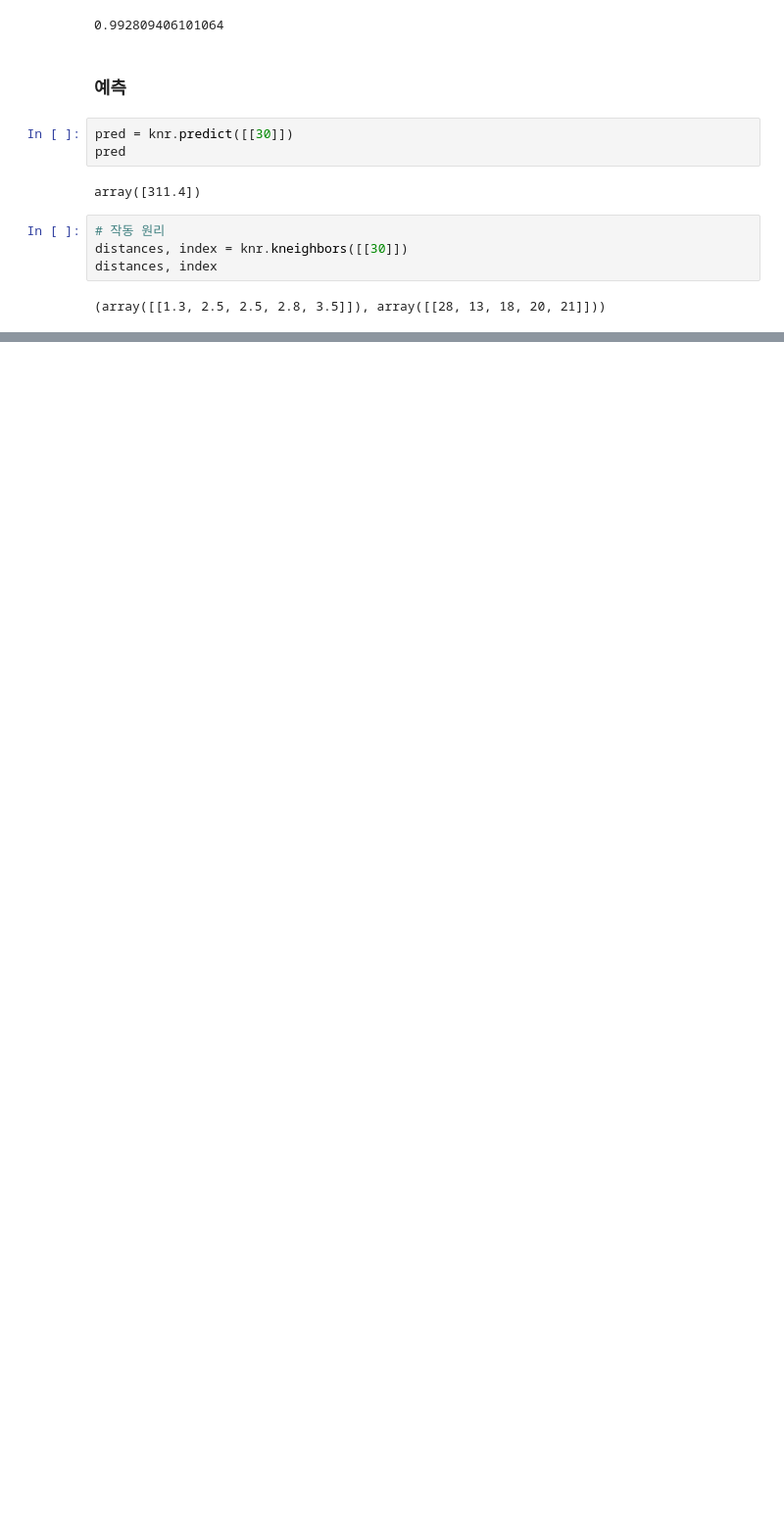
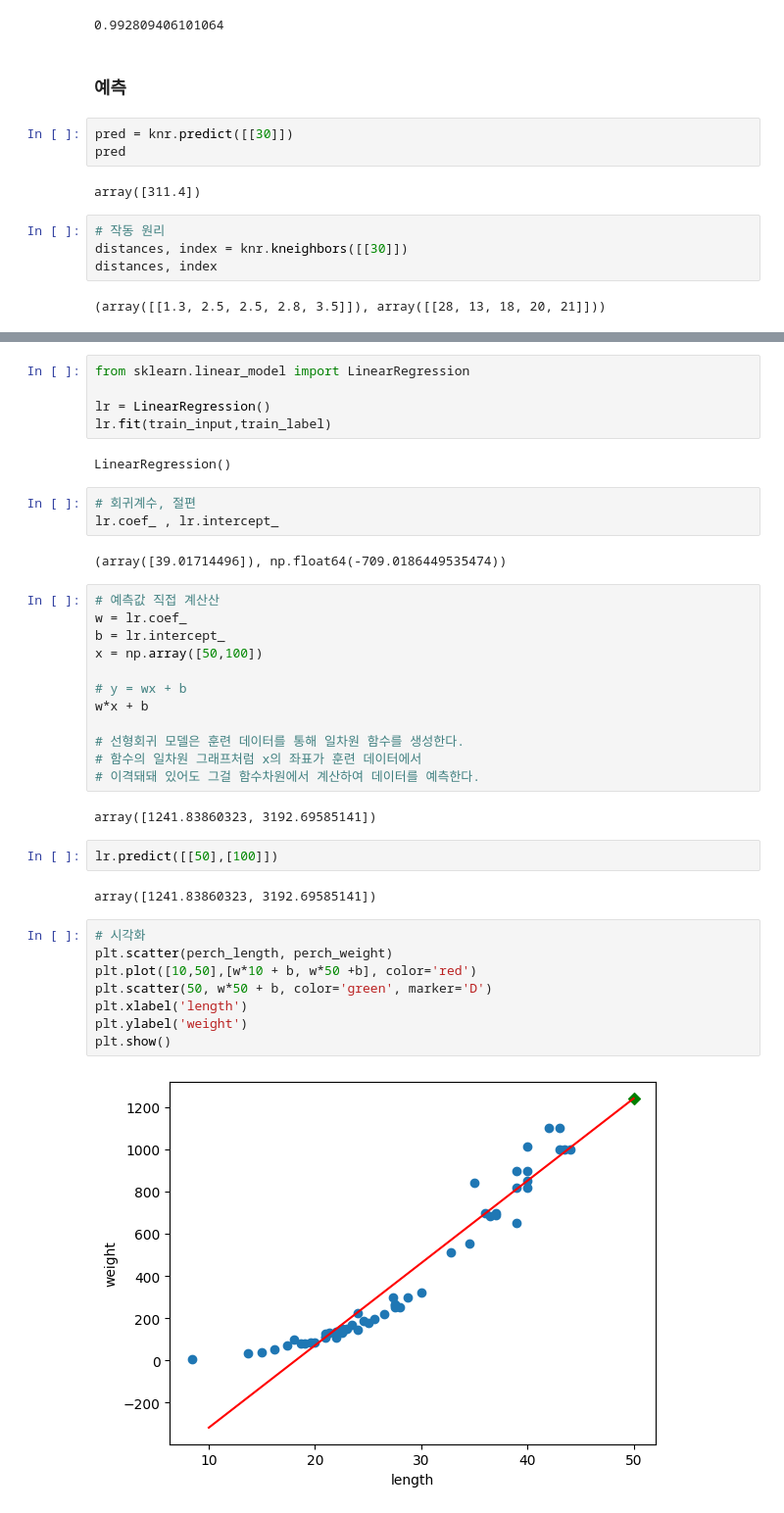
Before and after one commit to ohdyo/AI-learning, a Jupyter notebook: machine-learning/01_overview/02_ergression.ipynb, the cells around one changed output, grey strips where cells are left out. Shown: that part at 98% size. Cells and saved outputs as stored; diff of their text form; blank space fills up the shorter version.

```diff
--- a/machine-learning/01_overview/02_ergression.ipynb
+++ b/machine-learning/01_overview/02_ergression.ipynb
@@ -91,0 +108,40 @@ np.float64(311.4)
+# %%
+from sklearn.linear_model import LinearRegression
+
+lr = LinearRegression()
+lr.fit(train_input,train_label)
+# %% [output]
+LinearRegression()
+# %%
+# 회귀계수, 절편
+lr.coef_ , lr.intercept_
+# %% [output]
+(array([39.01714496]), np.float64(-709.0186449535474))
+# %%
+# 예측값 직접 계산산
+w = lr.coef_
+b = lr.intercept_
+x = np.array([50,100])
+
+# y = wx + b
+w*x + b
+
+# 선형회귀 모델은 훈련 데이터를 통해 일차원 함수를 생성한다.
+# 함수의 일차원 그래프처럼 x의 좌표가 훈련 데이터에서
+# 이격돼돼 있어도 그걸 함수차원에서 계산하여 데이터를 예측한다.
+# %% [output]
+array([1241.83860323, 3192.69585141])
+# %%
+lr.predict([[50],[100]])
+# %% [output]
+array([1241.83860323, 3192.69585141])
+# %%
+# 시각화
+plt.scatter(perch_length, perch_weight)
+plt.plot([10,50],[w*10 + b, w*50 +b], color='red')
+plt.scatter(50, w*50 + b, color='green', marker='D')
+plt.xlabel('length')
+plt.ylabel('weight')
+plt.show()
+# %% [output]
+[figure, added]
```
Also changed, not shown: parts of 33 cells of this notebook, 3 other files.
